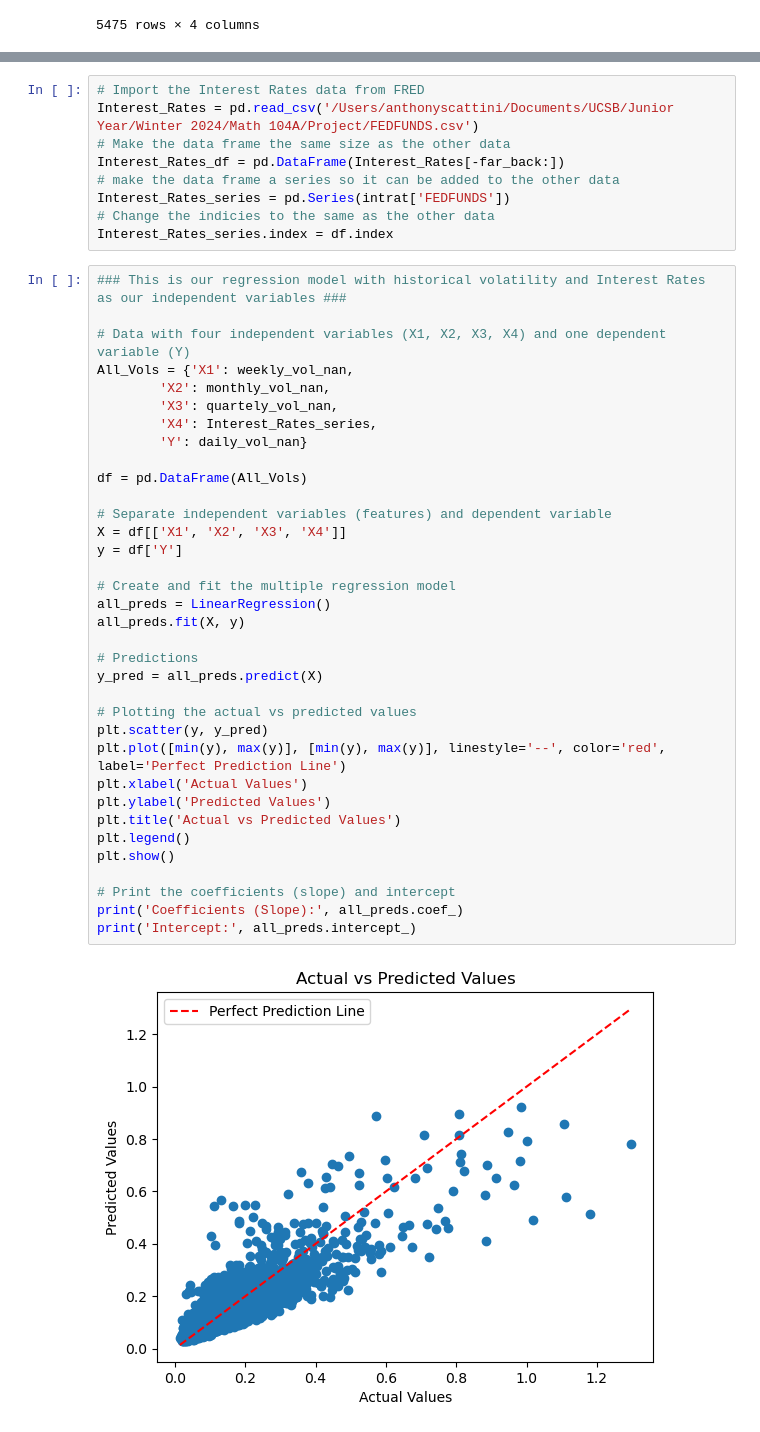
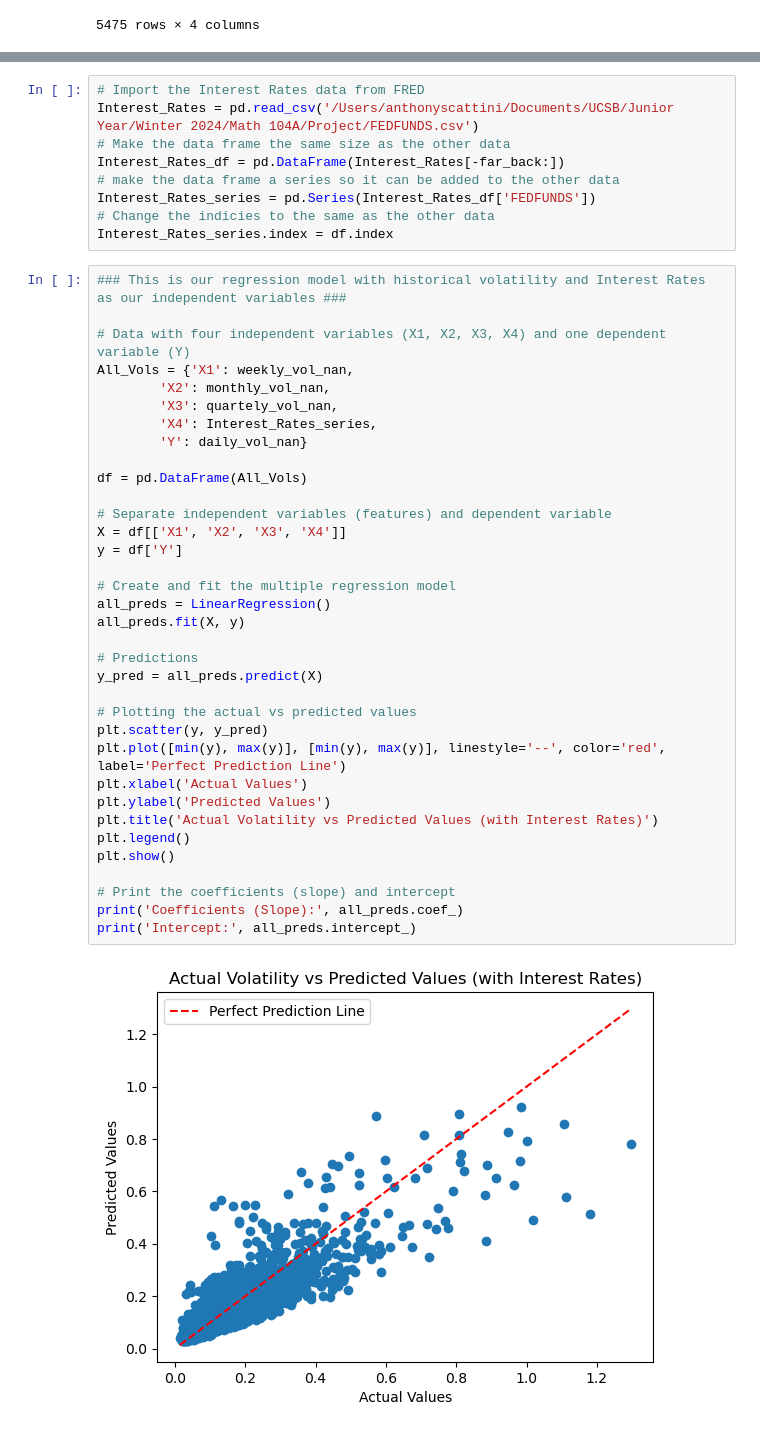
Before and after one commit to zspero/Least-Squares-Approx-Math-104A, a Jupyter notebook: Regression Model with Volatility Data.ipynb, the cells around one changed output, grey strips where cells are left out. Cells and saved outputs as stored; diff of their text form.

```diff
--- a/Regression Model with Volatility Data.ipynb
+++ b/Regression Model with Volatility Data.ipynb
@@ -148,7 +148,7 @@ Interest_Rates = pd.read_csv('/Users/anthonyscattini/Documents/UCSB/Junior Year/
 # Make the data frame the same size as the other data
 Interest_Rates_df = pd.DataFrame(Interest_Rates[-far_back:])
 # make the data frame a series so it can be added to the other data
-Interest_Rates_series = pd.Series(intrat['FEDFUNDS'])
+Interest_Rates_series = pd.Series(Interest_Rates_df['FEDFUNDS'])
 # Change the indicies to the same as the other data
 Interest_Rates_series.index = df.index
 # %%
@@ -159,34 +159,34 @@ All_Vols = {'X1': weekly_vol_nan,
         'X2': monthly_vol_nan,
         'X3': quartely_vol_nan,
         'X4': Interest_Rates_series,
         'Y': daily_vol_nan}
 
 df = pd.DataFrame(All_Vols)
 
 # Separate independent variables (features) and dependent variable
 X = df[['X1', 'X2', 'X3', 'X4']]
 y = df['Y']
 
 # Create and fit the multiple regression model
 all_preds = LinearRegression()
 all_preds.fit(X, y)
 
 # Predictions
 y_pred = all_preds.predict(X)
 
 # Plotting the actual vs predicted values
 plt.scatter(y, y_pred)
 plt.plot([min(y), max(y)], [min(y), max(y)], linestyle='--', color='red', label='Perfect Prediction Line')
 plt.xlabel('Actual Values')
 plt.ylabel('Predicted Values')
-plt.title('Actual vs Predicted Values')
+plt.title('Actual Volatility vs Predicted Values (with Interest Rates)')
 plt.legend()
 plt.show()
 
 # Print the coefficients (slope) and intercept
 print('Coefficients (Slope):', all_preds.coef_)
 print('Intercept:', all_preds.intercept_)
 # %% [output]
-[figure, old version]
+[figure, new version]
 Coefficients (Slope): [ 9.55210295e-01 -4.22250234e-02  1.44969093e-02  1.91081391e-04]
 Intercept: 0.002940946820883819
```
Also changed, not shown: parts of 2 cells of this notebook.
